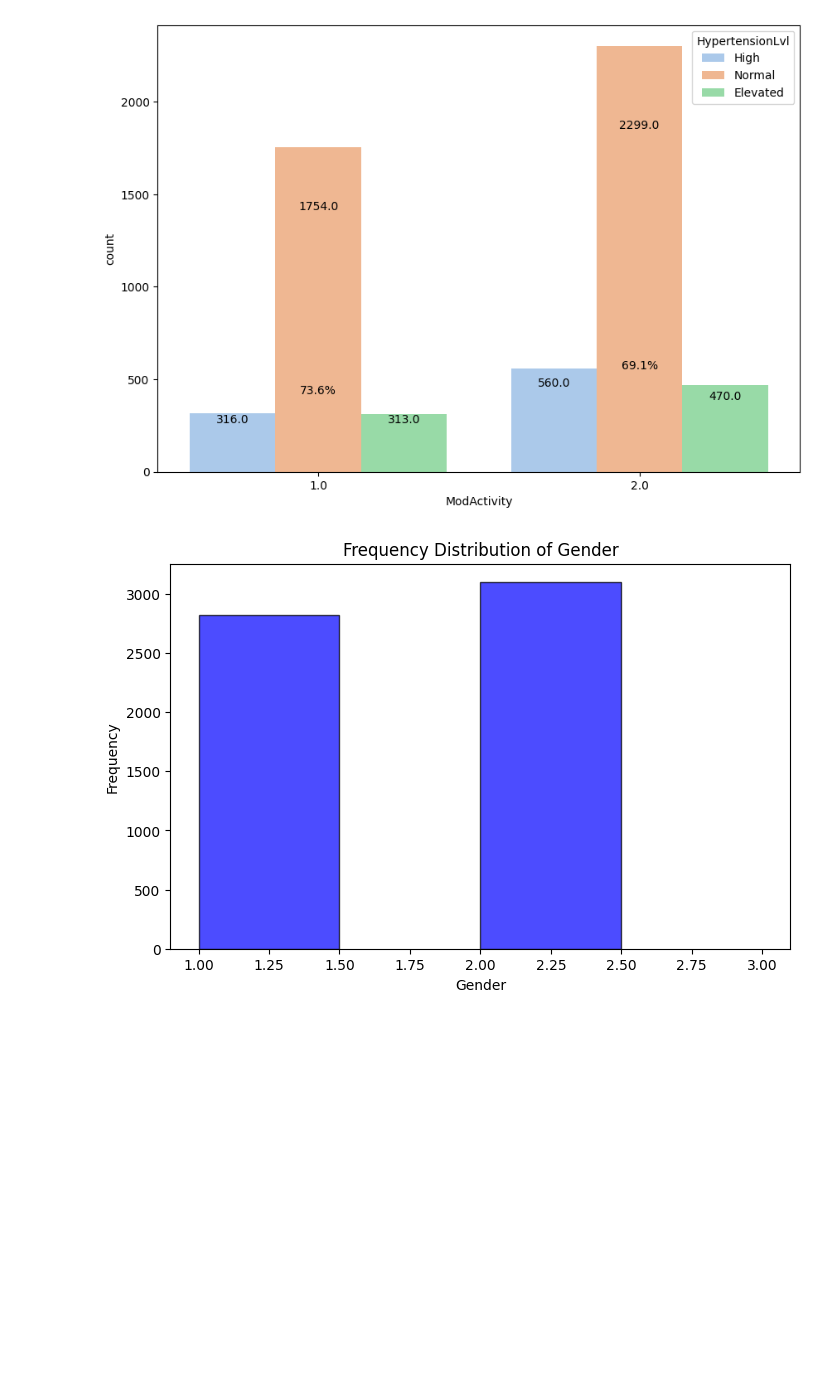
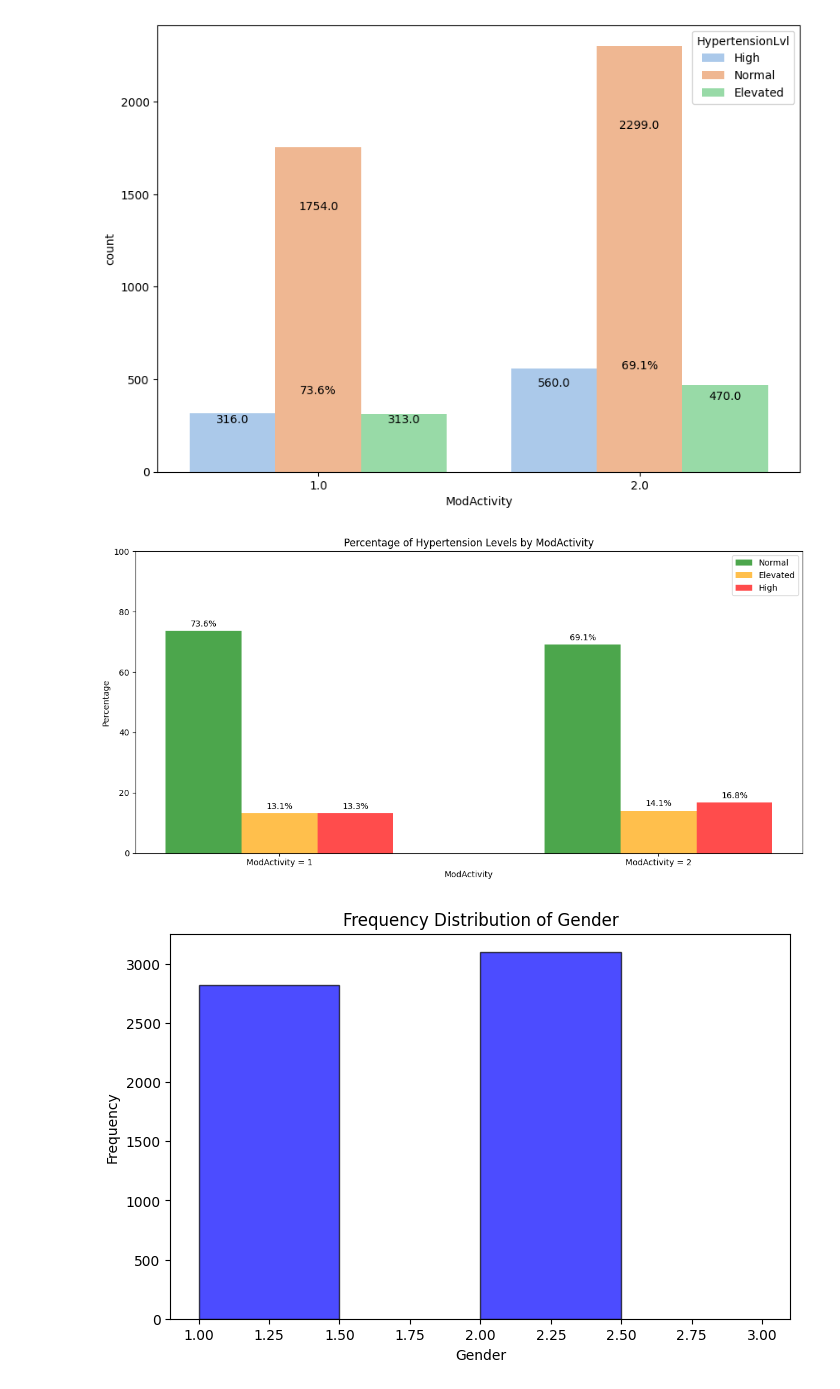
Before and after one commit to samcohen1/HypertensionML, a Jupyter notebook: new_predictor.ipynb, the cells around one changed output. Drawn from its saved outputs; the diff is of its cells as text; code cells hidden in the pictures; blank space fills up the shorter version.

Commit message:
Activity Plots

```diff
--- a/new_predictor.ipynb
+++ b/new_predictor.ipynb
@@ -773,6 +835,70 @@ plot_bivariate('VigActivity', 'HypertensionLvl')
 plot_bivariate('ModActivity', 'HypertensionLvl')
 # %% [output]
 [figure]
+# %%
+# Count records for each Hypertension Level when ModActivity = 1
+high_hypertension_mod_1 = df[(df['HypertensionLvl'] == 'High') & (df['ModActivity'] == 1)].shape[0]
+elevated_hypertension_mod_1 = df[(df['HypertensionLvl'] == 'Elevated') & (df['ModActivity'] == 1)].shape[0]
+normal_hypertension_mod_1 = df[(df['HypertensionLvl'] == 'Normal') & (df['ModActivity'] == 1)].shape[0]
+
+# Count records for each Hypertension Level when ModActivity = 2
+high_hypertension_mod_2 = df[(df['HypertensionLvl'] == 'High') & (df['ModActivity'] == 2)].shape[0]
+elevated_hypertension_mod_2 = df[(df['HypertensionLvl'] == 'Elevated') & (df['ModActivity'] == 2)].shape[0]
+normal_hypertension_mod_2 = df[(df['HypertensionLvl'] == 'Normal') & (df['ModActivity'] == 2)].shape[0]
+
+# Calculate total counts for each ModActivity
+total_mod_1 = high_hypertension_mod_1 + elevated_hypertension_mod_1 + normal_hypertension_mod_1
+total_mod_2 = high_hypertension_mod_2 + elevated_hypertension_mod_2 + normal_hypertension_mod_2
+
+# Calculate percentages
+percentages_mod_1 = [
+    (normal_hypertension_mod_1 / total_mod_1) * 100,
+    (elevated_hypertension_mod_1 / total_mod_1) * 100,
+    (high_hypertension_mod_1 / total_mod_1) * 100
+]
+
+percentages_mod_2 = [
+    (normal_hypertension_mod_2 / total_mod_2) * 100,
+    (elevated_hypertension_mod_2 / total_mod_2) * 100,
+    (high_hypertension_mod_2 / total_mod_2) * 100
+]
+
+# Data for plotting
+labels = ['ModActivity = 1', 'ModActivity = 2']
+x = np.arange(len(labels))  # the label locations
+width = 0.2  # the width of the bars
+
+# Set up the matplotlib figure
+plt.figure(figsize=(12, 6))
+
+# Plotting the bars for each Hypertension Level next to each other
+bar1 = plt.bar(x - width, [percentages_mod_1[0], percentages_mod_2[0]], width, label='Normal', color='green', alpha=0.7)
+bar2 = plt.bar(x, [percentages_mod_1[1], percentages_mod_2[1]], width, label='Elevated', color='orange', alpha=0.7)
+bar3 = plt.bar(x + width, [percentages_mod_1[2], percentages_mod_2[2]], width, label='High', color='red', alpha=0.7)
+
+# Add percentages on top of the bars
+for bar in [bar1, bar2, bar3]:
+    for rect in bar:
+        height = rect.get_height()
+        plt.annotate(f'{height:.1f}%',
+                     xy=(rect.get_x() + rect.get_width() / 2, height),
+                     xytext=(0, 3),  # 3 points vertical offset
+                     textcoords="offset points",
+                     ha='center', va='bottom')
+
+# Add some text for labels, title, and custom x-axis tick labels
+plt.xlabel('ModActivity')
+plt.ylabel('Percentage')
+plt.title('Percentage of Hypertension Levels by ModActivity')
+plt.xticks(x, labels)
+plt.ylim(0, 100)  # Set y-axis limit to 100 for percentages
+plt.legend()
+
+# Show the plot
+plt.tight_layout()
+plt.show()
+# %% [output]
+[figure, added]
 # %%
 import pandas as pd
 import matplotlib.pyplot as plt
```
Also changed, not shown: parts of 1 cell of this notebook.
